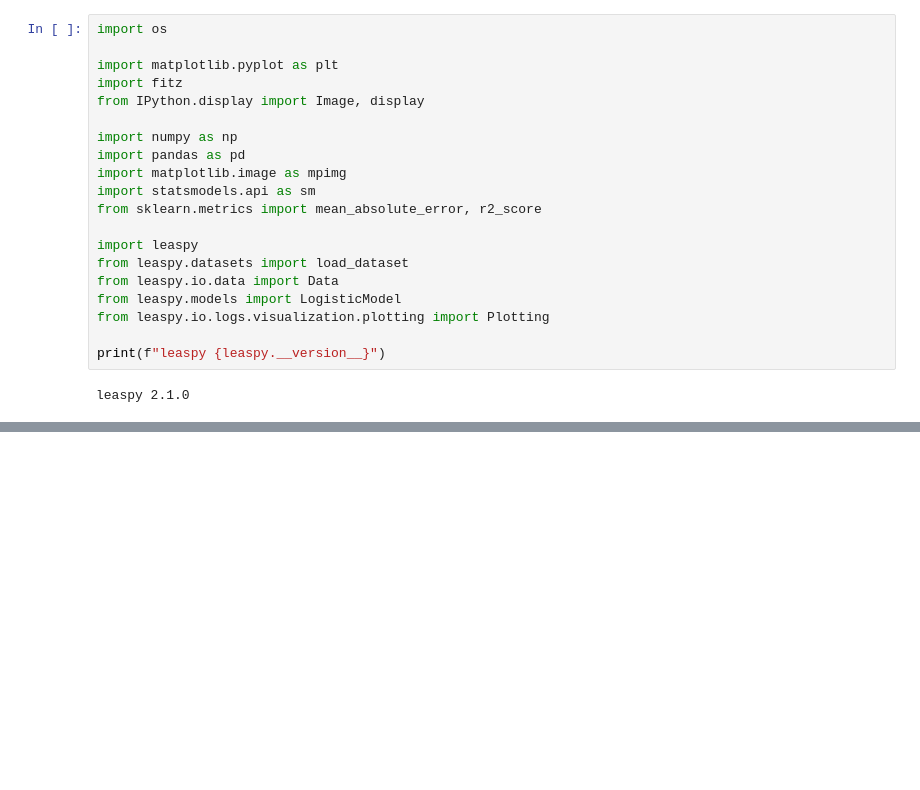
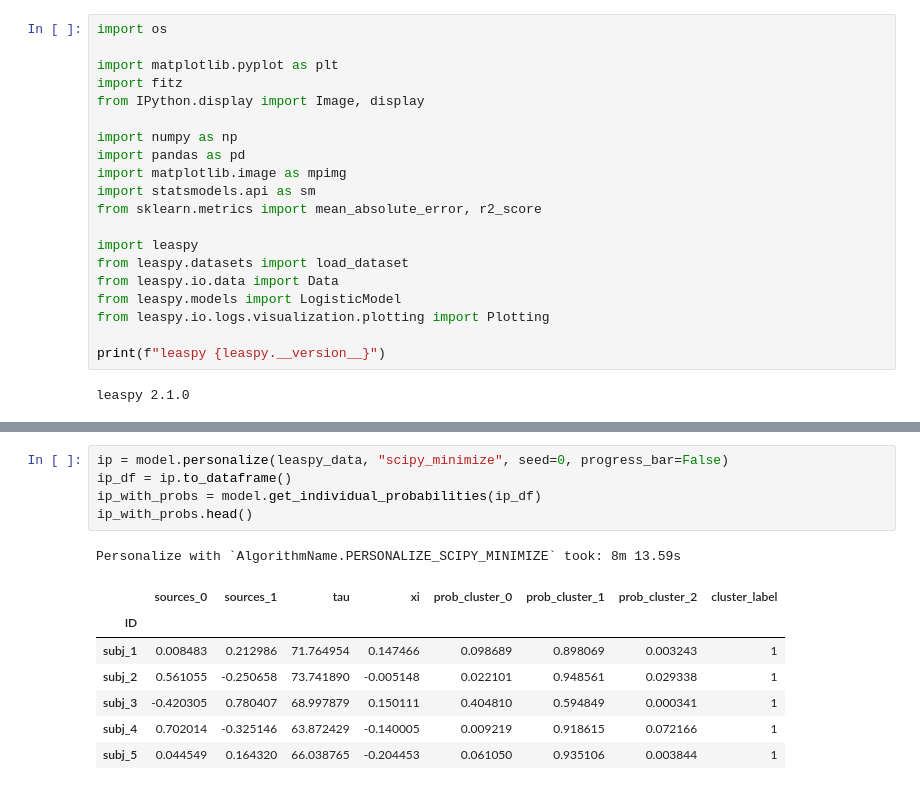
Before and after one commit to aramis-lab/leaspy_tutorial, a Jupyter notebook: notebooks/mixture.ipynb, the cells around one changed output, grey strips where cells are left out. Saved outputs shown, nothing was run; the diff lists cells and outputs as text; blank space fills up the shorter version.

```diff
--- a/notebooks/mixture.ipynb
+++ b/notebooks/mixture.ipynb
@@ -55,0 +141,14 @@ leaspy 2.1.0
+# %%
+ip = model.personalize(leaspy_data, "scipy_minimize", seed=0, progress_bar=False)
+ip_df = ip.to_dataframe()
+ip_with_probs = model.get_individual_probabilities(ip_df)
+ip_with_probs.head()
+# %% [output]
+Personalize with `AlgorithmName.PERSONALIZE_SCIPY_MINIMIZE` took: 8m 13.59s
+|  | sources_0 | sources_1 | tau | xi | prob_cluster_0 | prob_cluster_1 | prob_cluster_2 | cluster_label |
+| ID |  |  |  |  |  |  |  |  |
+| subj_1 | 0.008483 | 0.212986 | 71.764954 | 0.147466 | 0.098689 | 0.898069 | 0.003243 | 1 |
+| subj_2 | 0.561055 | -0.250658 | 73.741890 | -0.005148 | 0.022101 | 0.948561 | 0.029338 | 1 |
+| subj_3 | -0.420305 | 0.780407 | 68.997879 | 0.150111 | 0.404810 | 0.594849 | 0.000341 | 1 |
+| subj_4 | 0.702014 | -0.325146 | 63.872429 | -0.140005 | 0.009219 | 0.918615 | 0.072166 | 1 |
+| subj_5 | 0.044549 | 0.164320 | 66.038765 | -0.204453 | 0.061050 | 0.935106 | 0.003844 | 1 |
```
Also changed, not shown: parts of 7 cells of this notebook.
